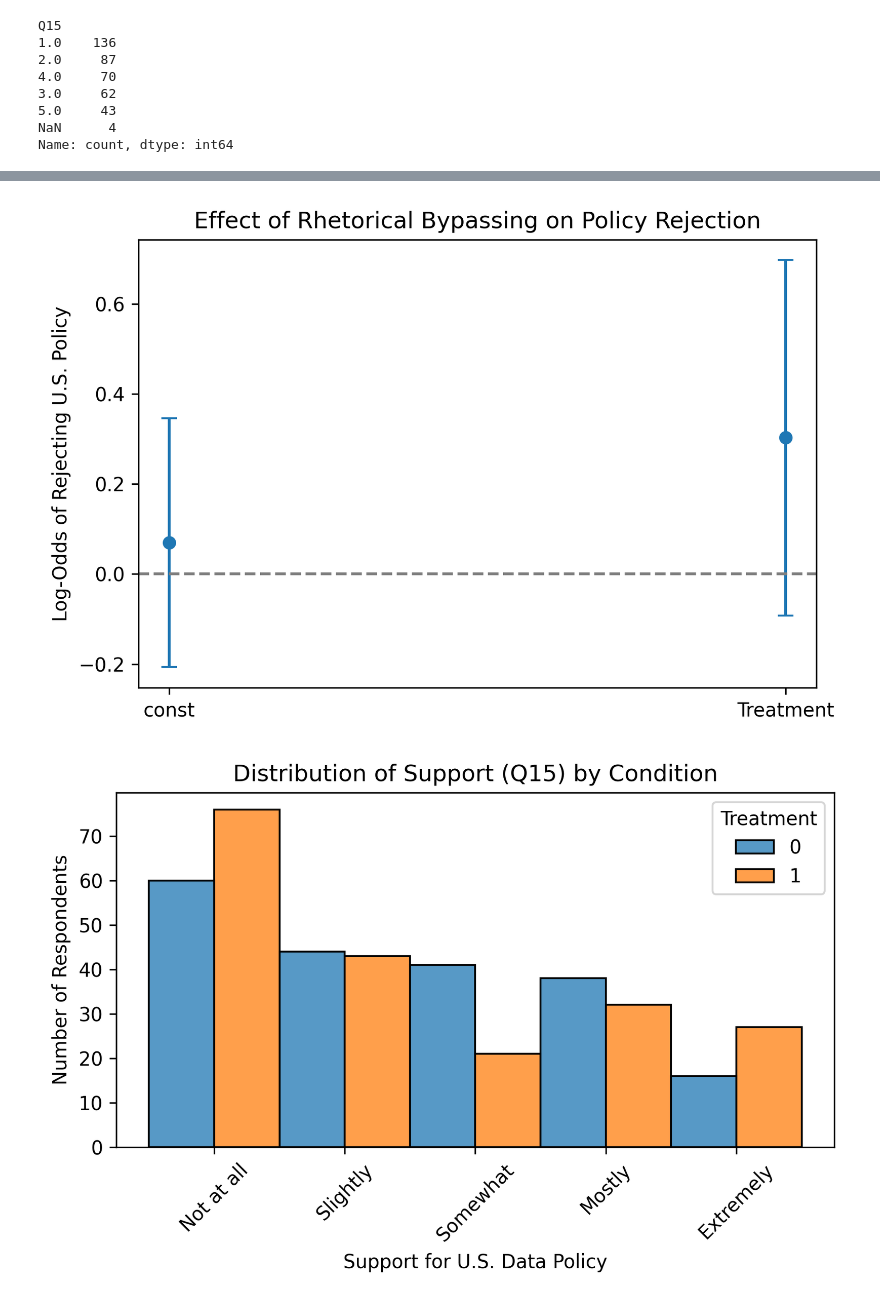
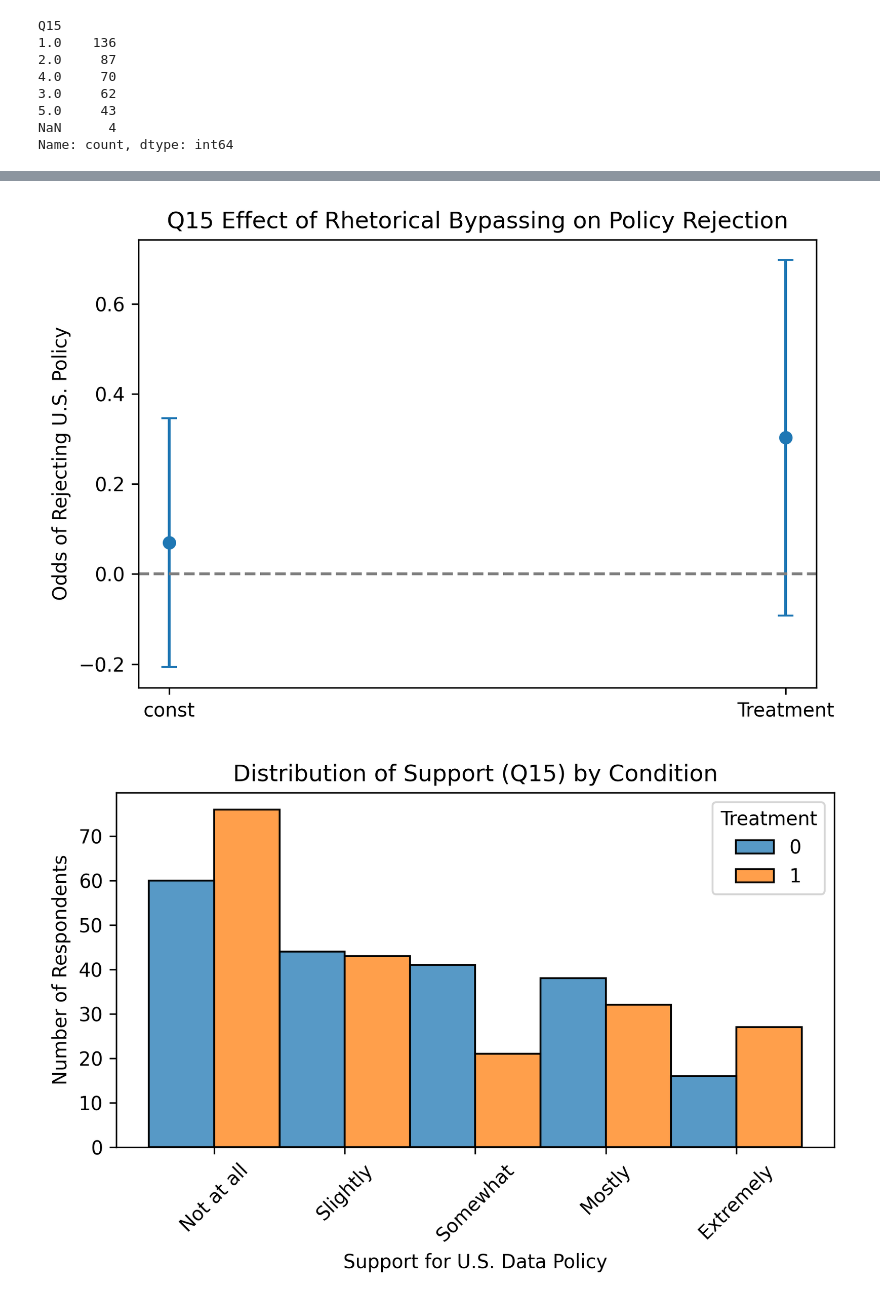
Before and after one commit to lmsobhani/Thesis, a Jupyter notebook: SurveyAnalysisJupyter.ipynb, the cells around one changed output, grey strips where cells are left out. Cells and saved outputs as stored; diff of their text form; code cells hidden in the pictures.

```diff
--- a/SurveyAnalysisJupyter.ipynb
+++ b/SurveyAnalysisJupyter.ipynb
@@ -4,7 +4,7 @@ import matplotlib.pyplot as plt
 import seaborn as sns
 import statsmodels.api as sm
 
-df = pd.read_csv("QSurvey.csv")
+df = pd.read_csv("QSurvey_Synthetic.csv", encoding="cp1252")
 
 df.head()
 # %% [output]
@@ -126,20 +127,20 @@ Treatment      0.3027      0.201      1.504      0.133      -0.092       0.697
 # %%
 # Extract coefficient and CI
 coef = model.params
 conf = model.conf_int()
 errors = (conf[1] - conf[0]) / 2
 
 # Plot
 plt.figure(figsize=(6, 4), dpi=300)
 plt.errorbar(coef.index, coef.values, yerr=errors.values, fmt='o', capsize=4)
 plt.axhline(0, color='grey', linestyle='--')
-plt.title("Effect of Rhetorical Bypassing on Policy Rejection")
-plt.ylabel("Log-Odds of Rejecting U.S. Policy")
+plt.title("Q15 Effect of Rhetorical Bypassing on Policy Rejection")
+plt.ylabel("Odds of Rejecting U.S. Policy")
 plt.xticks(rotation=0)
 plt.tight_layout()
 plt.show()
 # %% [output]
-[figure, old version]
+[figure, new version]
 # %%
 plt.figure(figsize=(6,4), dpi=300)
 sns.histplot(data=df, x='Q15', hue='Treatment', bins=5, multiple='dodge', discrete=True)
```
Also changed, not shown: parts of 13 cells of this notebook, 6 other files.
